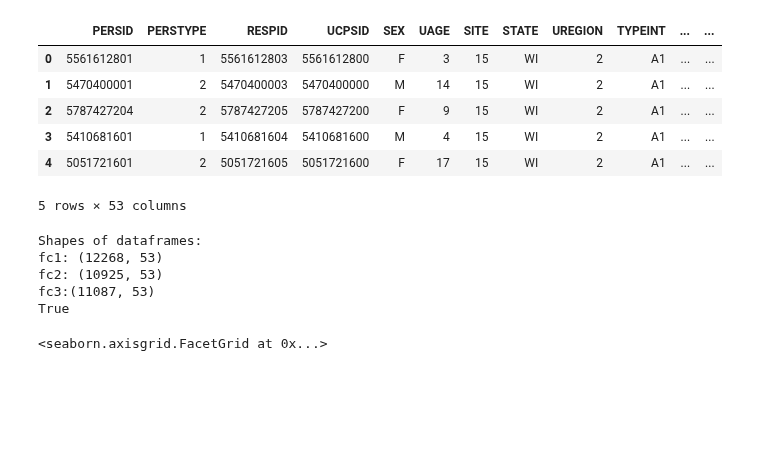
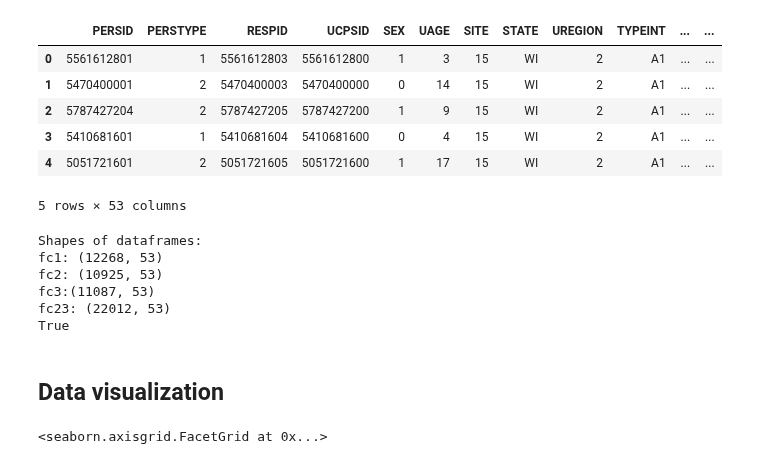
Before and after one commit to epfl-ada/ada-2020-project-milestone-p3-p3_ada-boi, a Jupyter notebook: creative_extension.ipynb, the cells around one changed output. Saved outputs shown, nothing was run; the diff lists cells and outputs as text; code cells hidden in the pictures; blank space fills up the shorter version.

```diff
--- a/creative_extension.ipynb
+++ b/creative_extension.ipynb
@@ -33,7 +39,7 @@ household_id_hh = ['HHID']
 #education = ['CCHGSC','CSUEXP','CATTSC','CSKIPSC','CGETBY','CHMWK','CINTSC','CWRKSC','UENG','UENGNEG','UENGPOS']
 education = ['UENG','UENGNEG','UENGPOS']
 #family = ['GHMAD','GSELFHR','UFAMSTR','UMH2','UMHIGDEG']
-family = ['GSELFHR','UFAMSTR','UMH2','UMHIGDEG']
+family = ['UFAMSTR','UMH2','UMHIGDEG']
 family_hh = ['CHLD0_5','CHLD6_17','UHHCOUNT']
 income = ['U_SOCPOV']
 income_hh = ['QSC5']
@@ -41,10 +47,14 @@ housing_hh = ['MNBEDRMS','MOWNRENT'] #'OVERCROWDING' added later on
 mental_health = ['UBPIA','UBPIANEG','UBPIAPOS','UBPIB','UBPIBNEG','UBPIBPOS']
 health = ['BDISBL','BHLTHN','FDOCT','FWHMED','FWHYMED','FDENT','FWELLV','UCNGHL']
 activities = ['NOUTING','NSPORTS','UOUTNEG','UOUTPOS','UACT','UACTNEG','UACTPOS']
-programs = ['GCENTR','CSPECED','GHEADS','KAPPMED','SSHELP']
+programs = ['GCENTR','CSPECED','CAGRAD','GHEADS','KAPPMED','SSHELP']
 programs_hh = ['MPUBHOUS']
+
+# Add a variable 'overcrowding' and replace inf by -1
+hh['OVERCROWDING'] = hh['UHHCOUNT'] / hh['MNBEDRMS']
+housing_hh.append('OVERCROWDING')
+hh['OVERCROWDING'] = hh['OVERCROWDING'].apply(lambda x : -1 if (x == np.inf or x < 0) else x)
+
+# Reduce dataframes to variables of interest
+fc = fc[person_id + education + family + income + mental_health + health + activities + programs]
+hh = hh[household_id_hh + family_hh + income_hh + housing_hh + programs_hh]
-# %%
-# Add a variable 'overcrowding' and replace inf by -1
-hh['OVERCROWDING'] = hh['UHHCOUNT'] / hh['MNBEDRMS']
-housing_hh.append('OVERCROWDING')
-hh['OVERCROWDING'] = hh['OVERCROWDING'].apply(lambda x : -1 if x == np.inf else x)
@@ -55,18 +61,22 @@ hh = hh[household_id_hh + family_hh + income_hh + housing_hh + programs_hh]
 # %%
 # Merge dataframes using the household ID number,
 # inner merge keeps only households that are linked to a focal child subject
 child = pd.merge(fc, hh, left_on = 'HHID', right_on = 'HHID', how='inner')
-# replace all the missing values by the str 'no data', No by 0 and Yes by 1
+
+# NaNs handling : replace all the missing values by -1
 child.replace([-7,-8,-9],-1,inplace=True)
+
+# Make the SEX variable binary with F=1 and M=0
+child['SEX'].replace(to_replace=dict(F=1, M=0),inplace=True)
 
 # Preview of child dataframe
 child.head()
 # %% [output]
 |  | PERSID | PERSTYPE | RESPID | UCPSID | SEX | UAGE | SITE | STATE | UREGION | TYPEINT | ... | ... |
-| 0 | 5561612801 | 1 | 5561612803 | 5561612800 | F | 3 | 15 | WI | 2 | A1 | ... | ... |
-| 1 | 5470400001 | 2 | 5470400003 | 5470400000 | M | 14 | 15 | WI | 2 | A1 | ... | ... |
-| 2 | 5787427204 | 2 | 5787427205 | 5787427200 | F | 9 | 15 | WI | 2 | A1 | ... | ... |
-| 3 | 5410681601 | 1 | 5410681604 | 5410681600 | M | 4 | 15 | WI | 2 | A1 | ... | ... |
-| 4 | 5051721601 | 2 | 5051721605 | 5051721600 | F | 17 | 15 | WI | 2 | A1 | ... | ... |
+| 0 | 5561612801 | 1 | 5561612803 | 5561612800 | 1 | 3 | 15 | WI | 2 | A1 | ... | ... |
+| 1 | 5470400001 | 2 | 5470400003 | 5470400000 | 0 | 14 | 15 | WI | 2 | A1 | ... | ... |
+| 2 | 5787427204 | 2 | 5787427205 | 5787427200 | 1 | 9 | 15 | WI | 2 | A1 | ... | ... |
+| 3 | 5410681601 | 1 | 5410681604 | 5410681600 | 0 | 4 | 15 | WI | 2 | A1 | ... | ... |
+| 4 | 5051721601 | 2 | 5051721605 | 5051721600 | 1 | 17 | 15 | WI | 2 | A1 | ... | ... |
 5 rows × 53 columns
 # %%
@@ -87,14 +97,17 @@ fc2 = child.copy()[(child['PERSTYPE']==2) & (child['UAGE'] < 12)]
 # FC3 : focal child, aged 12-17
 fc3 = child.copy()[(child['PERSTYPE']==2) & (child['UAGE'] >= 12)]
 # %%
-print(f'Shapes of dataframes:\nfc1: {fc1.shape}\nfc2: {fc2.shape}\nfc3:{fc3.shape}')
+print(f'Shapes of dataframes:\nfc1: {fc1.shape}\nfc2: {fc2.shape}\nfc3:{fc3.shape}\nfc23: {fc23.shape}')
 print((fc1.shape[0] + fc2.shape[0] + fc3.shape[0]) == child.shape[0]) #test to see if all children are counted
 # %% [output]
 Shapes of dataframes:
 fc1: (12268, 53)
 fc2: (10925, 53)
 fc3:(11087, 53)
+fc23: (22012, 53)
 True
+# %% [markdown]
+## Data visualization
 # %%
 sns.catplot(x='SITE', y='UENG', hue='U_SOCPOV', kind='bar', data=fc2, height=5, aspect=2.5)
 # %% [output]
```
Also changed, not shown: parts of 37 cells of this notebook.
